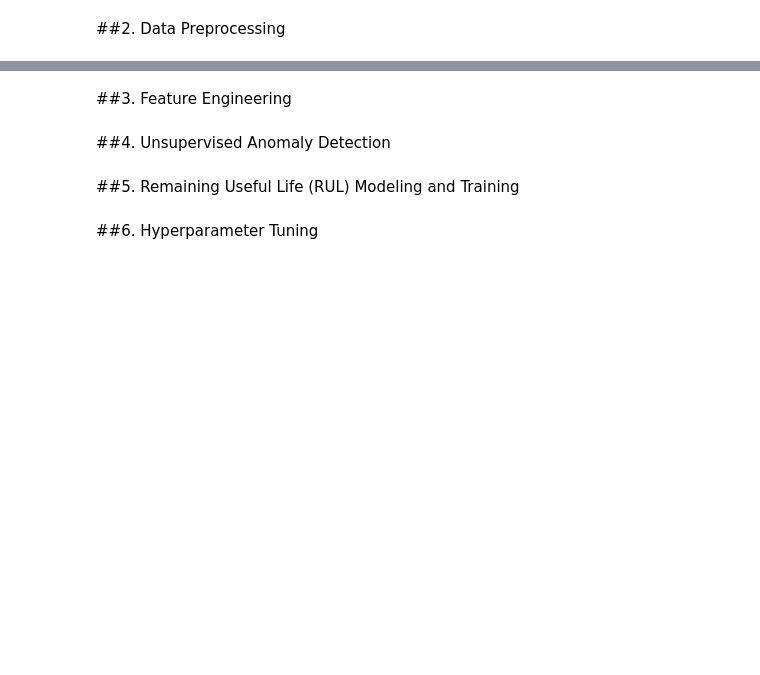
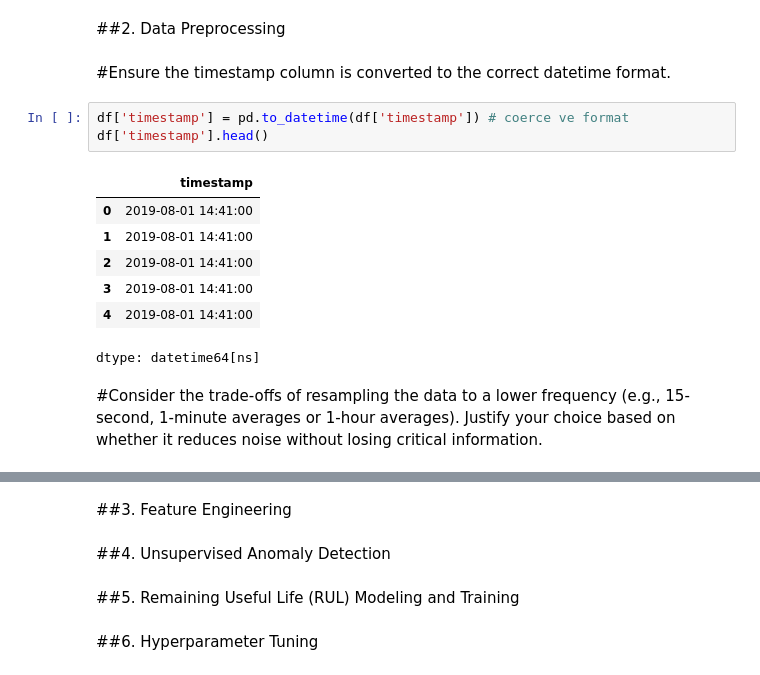
Before and after one commit to FurkiKARA/Predictive_Maintenance, a Jupyter notebook: Predictive_Maintenance_2.ipynb, the cells around one changed output, grey strips where cells are left out. Drawn from its saved outputs; the diff is of its cells as text; blank space fills up the shorter version.

```diff
--- a/Predictive_Maintenance_2.ipynb
+++ b/Predictive_Maintenance_2.ipynb
@@ -129,2 +197,17 @@ Analyze the distributions of sensor readings to understand their typical ranges
 # %% [markdown]
 ##2. Data Preprocessing
+# %% [markdown]
+#Ensure the timestamp column is converted to the correct datetime format.
+# %%
+df['timestamp'] = pd.to_datetime(df['timestamp']) # coerce ve format
+df['timestamp'].head()
+# %% [output]
+|  | timestamp |
+| 0 | 2019-08-01 14:41:00 |
+| 1 | 2019-08-01 14:41:00 |
+| 2 | 2019-08-01 14:41:00 |
+| 3 | 2019-08-01 14:41:00 |
+| 4 | 2019-08-01 14:41:00 |
+dtype: datetime64[ns]
+# %% [markdown]
+#Consider the trade-offs of resampling the data to a lower frequency (e.g., 15-second, 1-minute averages or 1-hour averages). Justify your choice based on whether it reduces noise without losing critical information.
```
Also changed, not shown: parts of 15 cells of this notebook.
